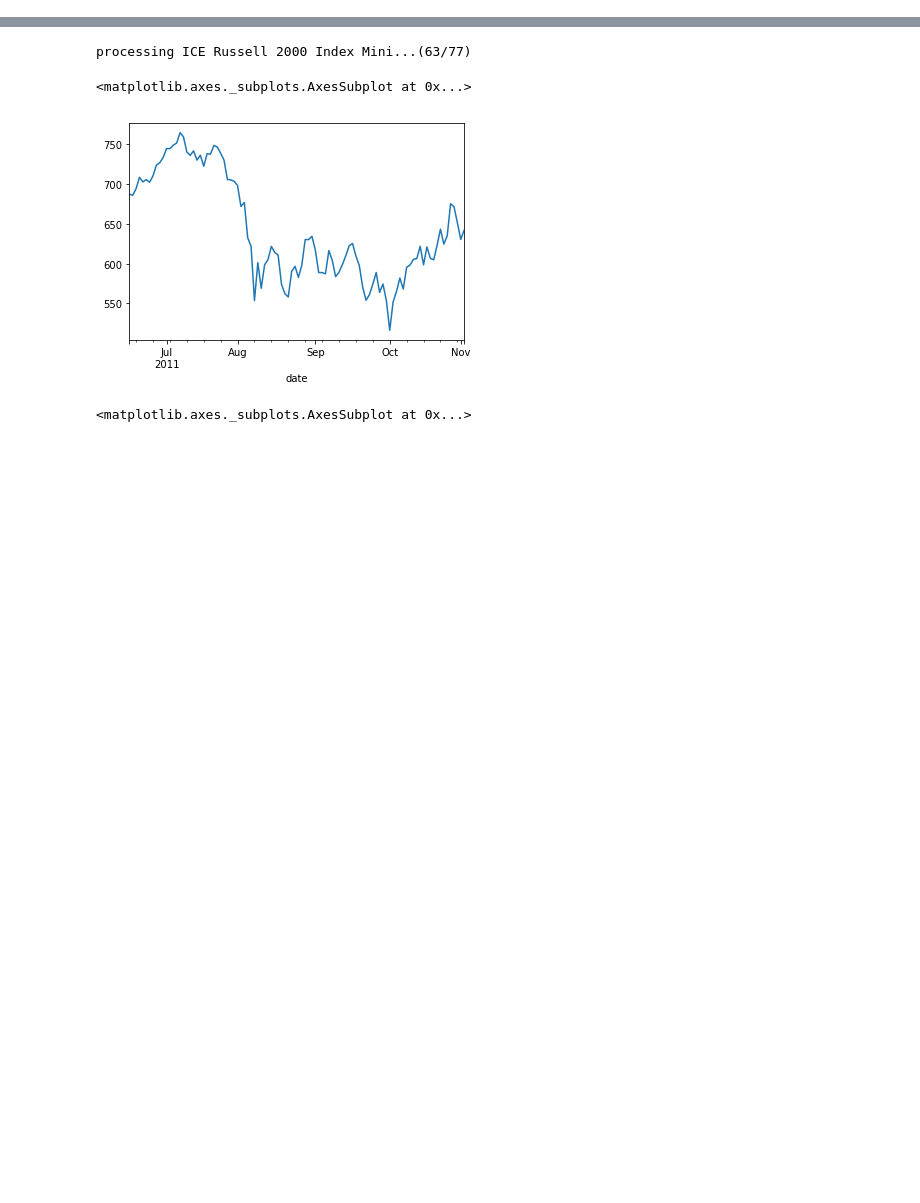
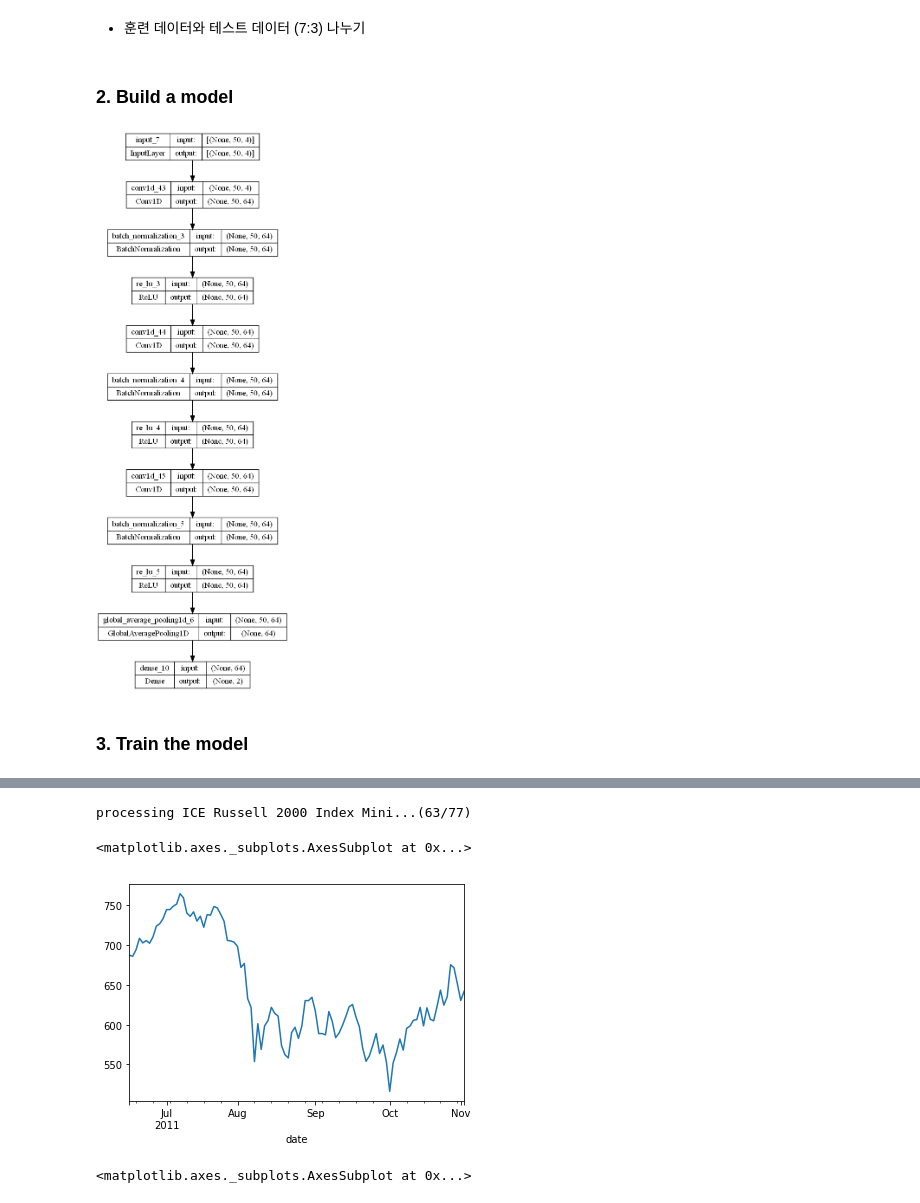
Before and after one commit to zipu/Trading, a Jupyter notebook: 02.기초연구/trend index/과거데이터 추세지표 만들기.ipynb, the cells around one changed output, grey strips where cells are left out. Cells and saved outputs as stored; diff of their text form; code cells hidden in the pictures; blank space fills up the shorter version.

Commit message:
trend

```diff
--- a/02.기초연구/trend index/과거데이터 추세지표 만들기.ipynb
+++ b/02.기초연구/trend index/과거데이터 추세지표 만들기.ipynb
@@ -10,0 +13,5 @@ from tools import open_file, norm
+# %%
+
+window = 50
+filepath = os.path.join('..','..','data','trend index','training set', f'trend_{window}day.hdf')
+file = h5py.File(filepath, mode='r')
@@ -10,0 +38,46 @@ from tools import open_file, norm
+# %% [markdown]
+* 훈련 데이터와 테스트 데이터 (7:3) 나누기
+# %%
+idx = int(len(ohlc)*0.7)
+ohlc_train = ohlc[:idx]
+trend_train = trend[:idx]
+guess_train = guess[:idx]
+
+ohlc_test = ohlc[idx:]
+trend_test = trend[idx:]
+guess_test = guess[idx:]
+# %%
+idx = np.random.permutation(len(ohlc_train))
+ohlc_train = ohlc_train[idx]
+trend_train = trend_train[idx]
+guess_train = guess_train[idx]
+# %% [markdown]
+### 2. Build a model
+# %%
+def make_model(input_shape):
+    input_layer = keras.layers.Input(input_shape)
+
+    conv1 = keras.layers.Conv1D(filters=64, kernel_size=3, padding="same")(input_layer)
+    conv1 = keras.layers.BatchNormalization()(conv1)
+    conv1 = keras.layers.ReLU()(conv1)
+
+    conv2 = keras.layers.Conv1D(filters=64, kernel_size=3, padding="same")(conv1)
+    conv2 = keras.layers.BatchNormalization()(conv2)
+    conv2 = keras.layers.ReLU()(conv2)
+
+    conv3 = keras.layers.Conv1D(filters=64, kernel_size=3, padding="same")(conv2)
+    conv3 = keras.layers.BatchNormalization()(conv3)
+    conv3 = keras.layers.ReLU()(conv3)
+
+    gap = keras.layers.GlobalAveragePooling1D()(conv3)
+
+    output_layer = keras.layers.Dense(num_classes, activation="softmax")(gap)
+
+    return keras.models.Model(inputs=input_layer, outputs=output_layer)
+# %%
+model = make_model(input_shape=ohlc_train.shape[1:])
+keras.utils.plot_model(model, show_shapes=True)
+# %% [output]
+[figure, added]
+# %% [markdown]
+### 3. Train the model
```
Also changed, not shown: parts of 26 cells of this notebook, 4 other files.
